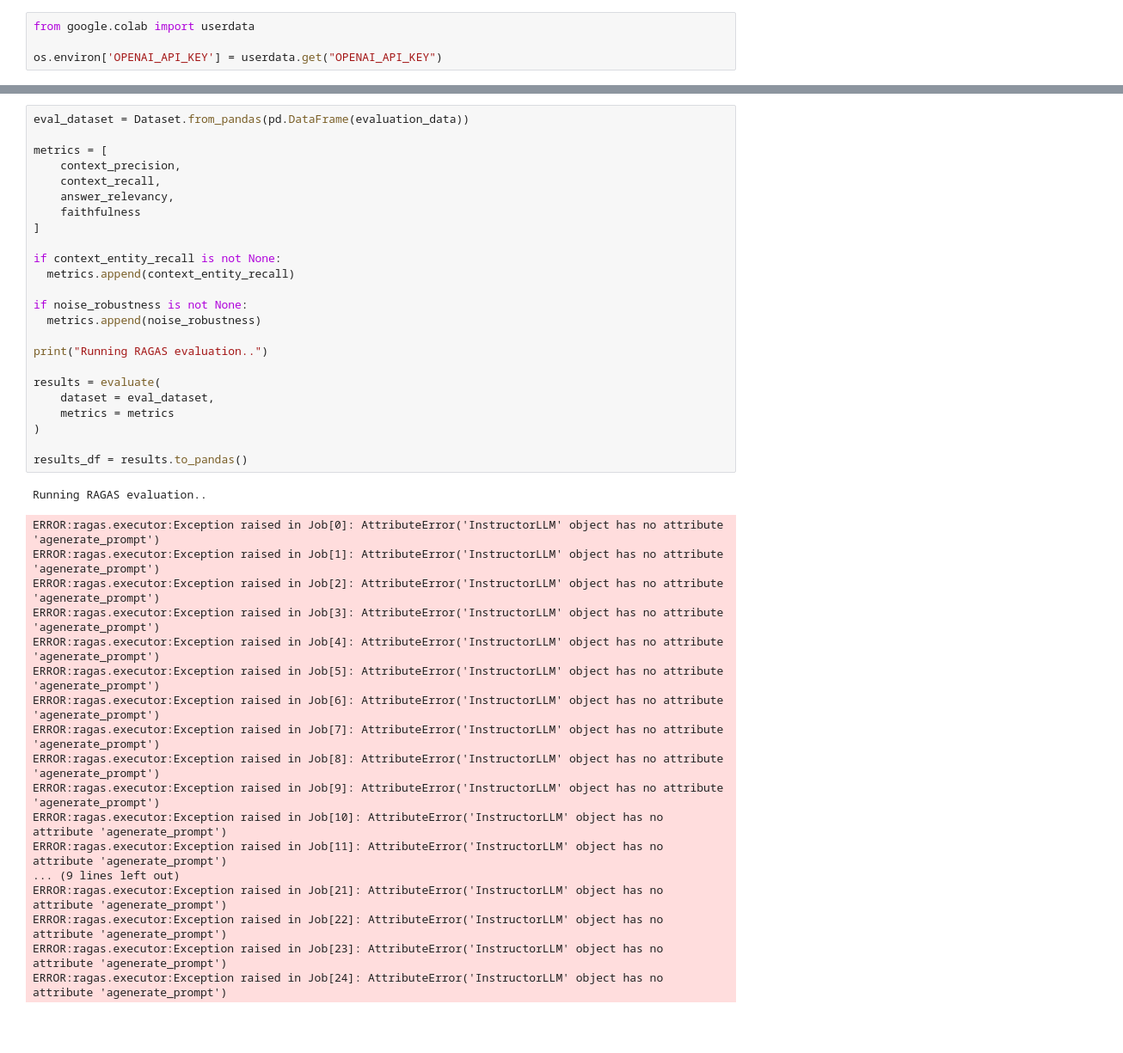
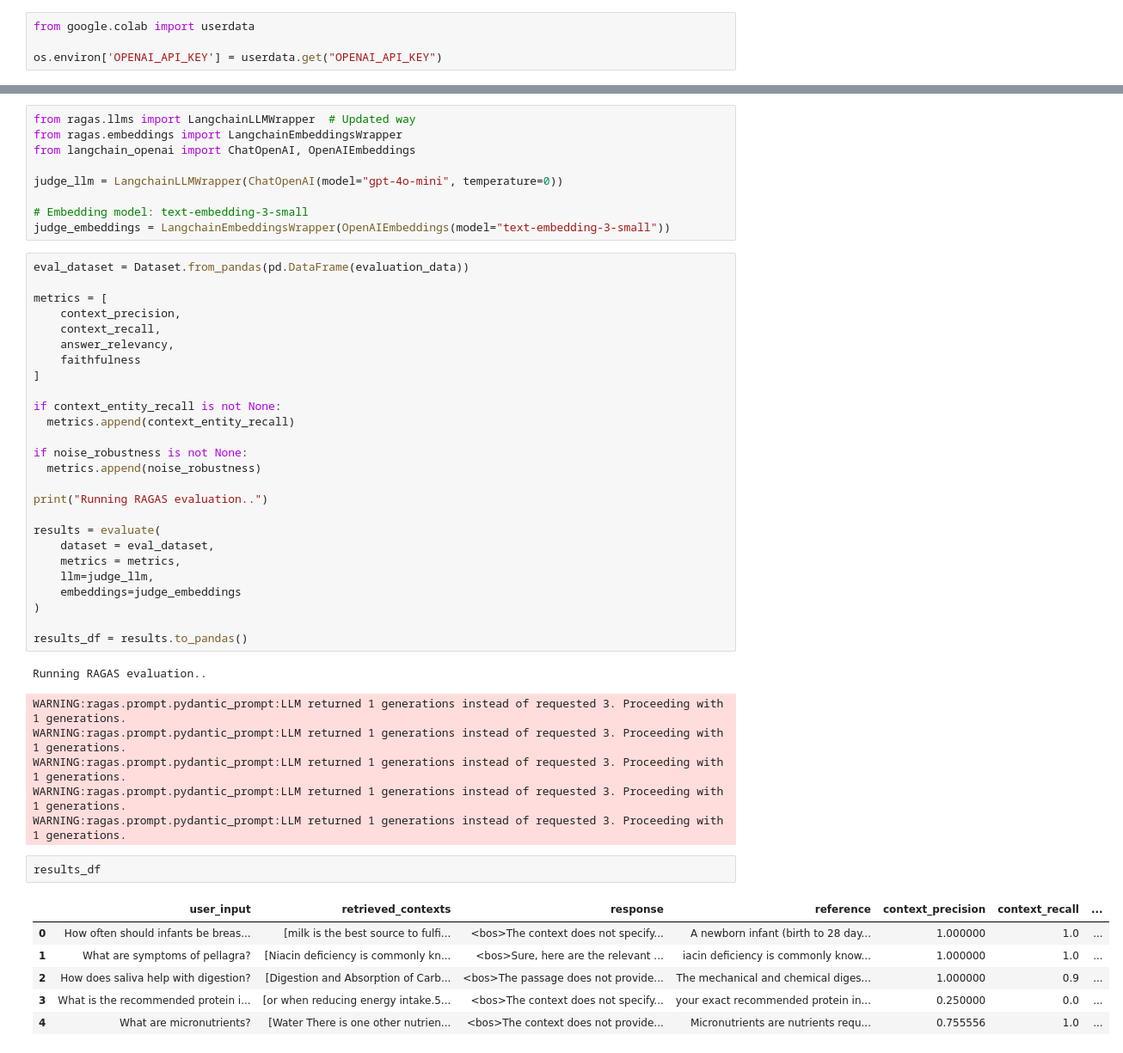
Before and after one commit to ShubhamWaghmare11/RAG-Nutritional-Chatbot, a Jupyter notebook: notebooks/LLM_Prod_RAG.ipynb, the cells around one changed output, grey strips where cells are left out. Shown: that part at 86% size. Saved outputs shown, nothing was run; the diff lists cells and outputs as text; blank space fills up the shorter version.

```diff
--- a/notebooks/LLM_Prod_RAG.ipynb
+++ b/notebooks/LLM_Prod_RAG.ipynb
@@ -1409,3 +1420,12 @@ Processing: What are micronutrients?...
+# %%
+from ragas.llms import LangchainLLMWrapper  # Updated way
+from ragas.embeddings import LangchainEmbeddingsWrapper
+from langchain_openai import ChatOpenAI, OpenAIEmbeddings
+
+judge_llm = LangchainLLMWrapper(ChatOpenAI(model="gpt-4o-mini", temperature=0))
+
+# Embedding model: text-embedding-3-small
+judge_embeddings = LangchainEmbeddingsWrapper(OpenAIEmbeddings(model="text-embedding-3-small"))
 # %%
 eval_dataset = Dataset.from_pandas(pd.DataFrame(evaluation_data))
 
@@ -1426,26 +1446,25 @@ print("Running RAGAS evaluation..")
 
 results = evaluate(
     dataset = eval_dataset,
-    metrics = metrics
+    metrics = metrics,
+    llm=judge_llm,
+    embeddings=judge_embeddings
 )
 
 results_df = results.to_pandas()
 # %% [output]
 Running RAGAS evaluation..
-ERROR:ragas.executor:Exception raised in Job[0]: AttributeError('InstructorLLM' object has no attribute 'agenerate_prompt')
-ERROR:ragas.executor:Exception raised in Job[1]: AttributeError('InstructorLLM' object has no attribute 'agenerate_prompt')
-ERROR:ragas.executor:Exception raised in Job[2]: AttributeError('InstructorLLM' object has no attribute 'agenerate_prompt')
-ERROR:ragas.executor:Exception raised in Job[3]: AttributeError('InstructorLLM' object has no attribute 'agenerate_prompt')
-ERROR:ragas.executor:Exception raised in Job[4]: AttributeError('InstructorLLM' object has no attribute 'agenerate_prompt')
-ERROR:ragas.executor:Exception raised in Job[5]: AttributeError('InstructorLLM' object has no attribute 'agenerate_prompt')
-ERROR:ragas.executor:Exception raised in Job[6]: AttributeError('InstructorLLM' object has no attribute 'agenerate_prompt')
-ERROR:ragas.executor:Exception raised in Job[7]: AttributeError('InstructorLLM' object has no attribute 'agenerate_prompt')
-ERROR:ragas.executor:Exception raised in Job[8]: AttributeError('InstructorLLM' object has no attribute 'agenerate_prompt')
-ERROR:ragas.executor:Exception raised in Job[9]: AttributeError('InstructorLLM' object has no attribute 'agenerate_prompt')
-ERROR:ragas.executor:Exception raised in Job[10]: AttributeError('InstructorLLM' object has no attribute 'agenerate_prompt')
-ERROR:ragas.executor:Exception raised in Job[11]: AttributeError('InstructorLLM' object has no attribute 'agenerate_prompt')
-... (9 lines left out)
-ERROR:ragas.executor:Exception raised in Job[21]: AttributeError('InstructorLLM' object has no attribute 'agenerate_prompt')
-ERROR:ragas.executor:Exception raised in Job[22]: AttributeError('InstructorLLM' object has no attribute 'agenerate_prompt')
-ERROR:ragas.executor:Exception raised in Job[23]: AttributeError('InstructorLLM' object has no attribute 'agenerate_prompt')
-ERROR:ragas.executor:Exception raised in Job[24]: AttributeError('InstructorLLM' object has no attribute 'agenerate_prompt')
+WARNING:ragas.prompt.pydantic_prompt:LLM returned 1 generations instead of requested 3. Proceeding with 1 generations.
+WARNING:ragas.prompt.pydantic_prompt:LLM returned 1 generations instead of requested 3. Proceeding with 1 generations.
+WARNING:ragas.prompt.pydantic_prompt:LLM returned 1 generations instead of requested 3. Proceeding with 1 generations.
+WARNING:ragas.prompt.pydantic_prompt:LLM returned 1 generations instead of requested 3. Proceeding with 1 generations.
+WARNING:ragas.prompt.pydantic_prompt:LLM returned 1 generations instead of requested 3. Proceeding with 1 generations.
+# %%
+results_df
+# %% [output]
+|  | user_input | retrieved_contexts | response | reference | context_precision | context_recall | ... |
+| 0 | How often should infants be breas... | [milk is the best source to fulfi... | <bos>The context does not specify... | A newborn infant (birth to 28 day... | 1.000000 | 1.0 | ... |
+| 1 | What are symptoms of pellagra? | [Niacin deficiency is commonly kn... | <bos>Sure, here are the relevant ... | iacin deficiency is commonly know... | 1.000000 | 1.0 | ... |
+| 2 | How does saliva help with digestion? | [Digestion and Absorption of Carb... | <bos>The passage does not provide... | The mechanical and chemical diges... | 1.000000 | 0.9 | ... |
+| 3 | What is the recommended protein i... | [or when reducing energy intake.5... | <bos>The context does not specify... | your exact recommended protein in... | 0.250000 | 0.0 | ... |
+| 4 | What are micronutrients? | [Water There is one other nutrien... | <bos>The context does not provide... | Micronutrients are nutrients requ... | 0.755556 | 1.0 | ... |
```
Also changed, not shown: parts of 16 cells of this notebook.
